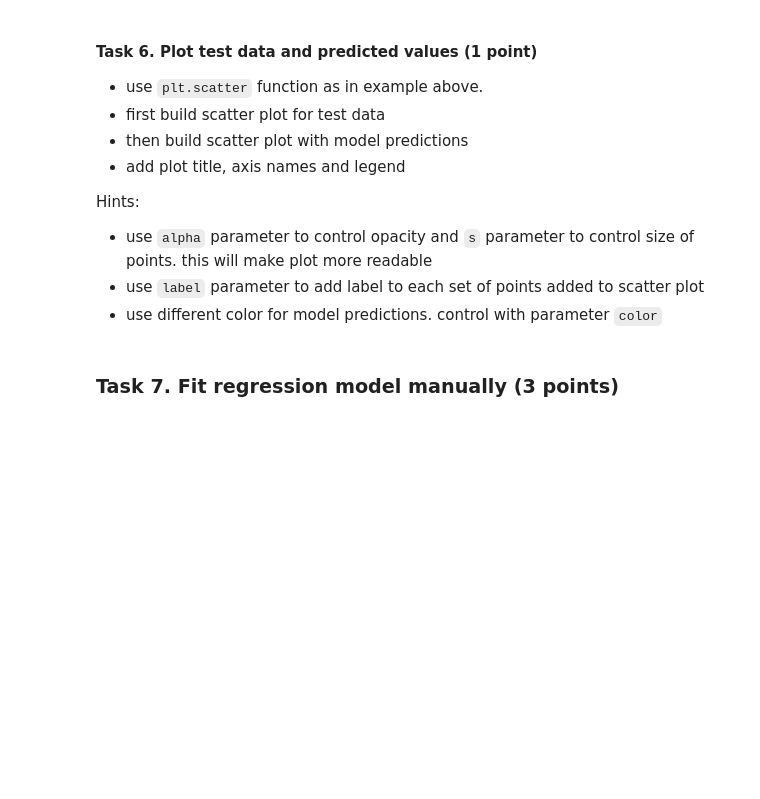
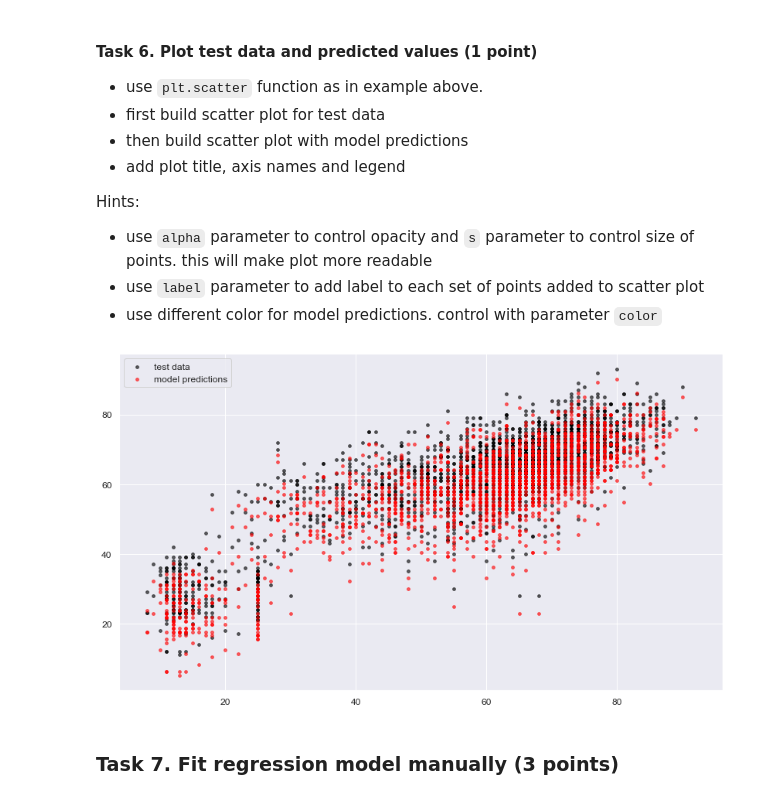
Before and after one commit to reagentjs/rss-ml-q1-2022-1, a Jupyter notebook: linear.ipynb, the cells around one changed output. Saved outputs shown, nothing was run; the diff lists cells and outputs as text; code cells hidden in the pictures; blank space fills up the shorter version.

```diff
--- a/linear.ipynb
+++ b/linear.ipynb
@@ -494,5 +587,6 @@ model_preds
 * explore model quality on test set.
 # %%
 print('model metrics on test set')
-metrics_test_1 = get_metrics(y_true=y_test, y_pred=model_preds)
+y_test_np = np.array(y_test)
+metrics_test_1 = get_metrics(y_true=y_test_np, y_pred=model_preds)
 metrics_test_1
@@ -521,7 +622,7 @@ Recall Linear Regression formula:
 # do not convert it to Series or numpy array.
 
 # your code here:
-# model_manual_preds = ...
+model_manual_preds = model_intercept + model_slope * x_test
 # %%
 assert isinstance(model_manual_preds, pd.DataFrame)
 # %%
@@ -543,9 +646,13 @@ Hints:
 * use different color for model predictions. control with parameter `color`
 # %%
 # # your code here
-# plt.scatter(...)
-# plt.scatter(...)
-# plt.legend(...);  # adds legend to a plot
+
+plt.rcParams["figure.figsize"] = (14,8)
+plt.scatter(x=y_test_np, y=x_test, alpha=0.6, s=14, color='black')
+plt.scatter(x=y_test_np, y=model_manual_preds, alpha=0.6, s=14, color='red')
+plt.legend(['test data', 'model predictions']);  # adds legend to a plot
+# %% [output]
+[figure, added]
 # %% [markdown]
 ### Task 7.  Fit regression model manually (3 points)
 # %% [markdown]
```
Also changed, not shown: parts of 30 cells of this notebook.
